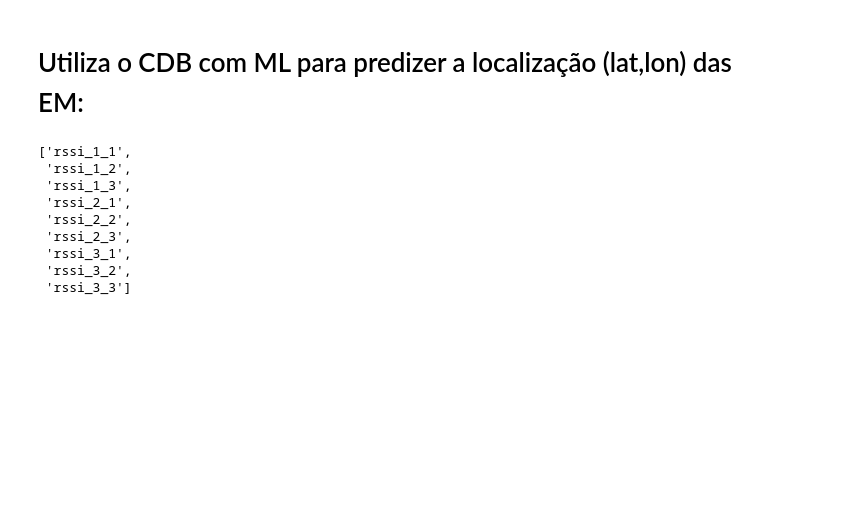
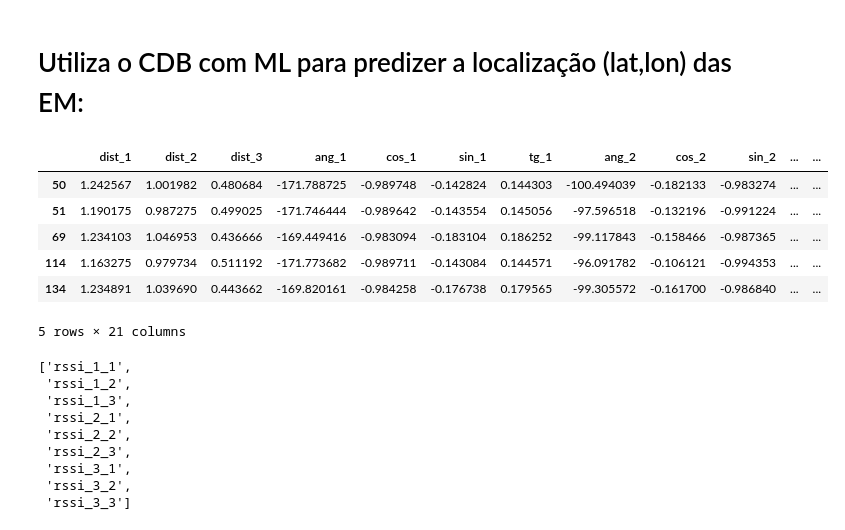
Before and after one commit to Douglast1997/TG-2020.1, a Jupyter notebook: PredictFingerprinting-LightGBM.ipynb, the cells around one changed output. Drawn from its saved outputs; the diff is of its cells as text; code cells hidden in the pictures; blank space fills up the shorter version.

Commit message:
Reduced_CDB Added, fast code and better accuracy!

```diff
--- a/PredictFingerprinting-LightGBM.ipynb
+++ b/PredictFingerprinting-LightGBM.ipynb
@@ -87,6 +89,19 @@ def generate_theorical_results():
 # %%
 # gera os resultados teoricos
 generate_theorical_results()
+# %%
+fingerprint = pd.read_csv('./Test/Outdoor_Test.csv')
+for idx, point in fingerprint.iterrows():
+    CDB_Reduced = CDB_ReducedByPDs(point['delay_1'], point['delay_2'], point['delay_3'],point['delay_12'], point['delay_13'], point['delay_23'], X_train)
+CDB_Reduced.head()
+# %% [output]
+|  | dist_1 | dist_2 | dist_3 | ang_1 | cos_1 | sin_1 | tg_1 | ang_2 | cos_2 | sin_2 | ... | ... |
+| 50 | 1.242567 | 1.001982 | 0.480684 | -171.788725 | -0.989748 | -0.142824 | 0.144303 | -100.494039 | -0.182133 | -0.983274 | ... | ... |
+| 51 | 1.190175 | 0.987275 | 0.499025 | -171.746444 | -0.989642 | -0.143554 | 0.145056 | -97.596518 | -0.132196 | -0.991224 | ... | ... |
+| 69 | 1.234103 | 1.046953 | 0.436666 | -169.449416 | -0.983094 | -0.183104 | 0.186252 | -99.117843 | -0.158466 | -0.987365 | ... | ... |
+| 114 | 1.163275 | 0.979734 | 0.511192 | -171.773682 | -0.989711 | -0.143084 | 0.144571 | -96.091782 | -0.106121 | -0.994353 | ... | ... |
+| 134 | 1.234891 | 1.039690 | 0.443662 | -169.820161 | -0.984258 | -0.176738 | 0.179565 | -99.305572 | -0.161700 | -0.986840 | ... | ... |
+5 rows × 21 columns
 # %%
 casa = ["rssi_1_1","rssi_1_2","rssi_1_3","rssi_2_1","rssi_2_2","rssi_2_3","rssi_3_1","rssi_3_2","rssi_3_3","delay_1","delay_2","delay_3","delay_12","delay_13","delay_23","idx"]
 casa[:-7]
```
Also changed, not shown: parts of 2 cells of this notebook, 12 other files.
